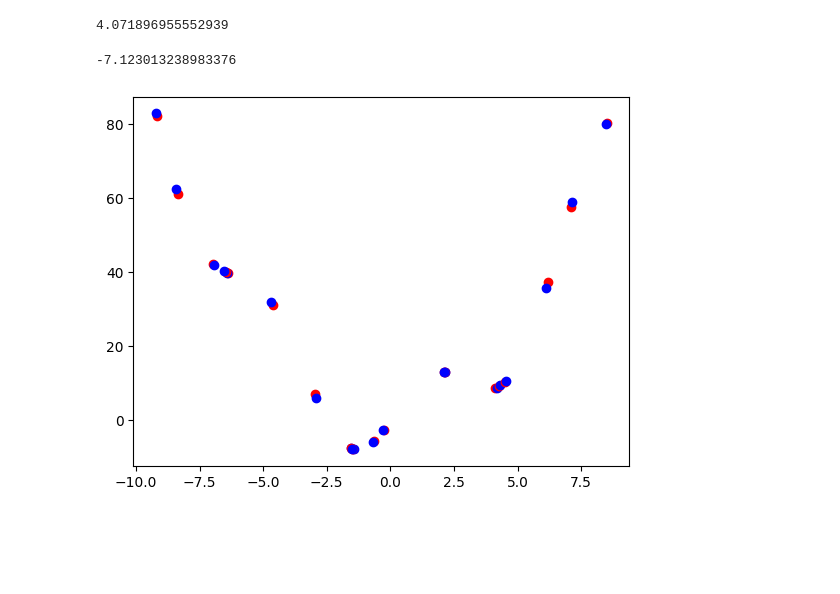
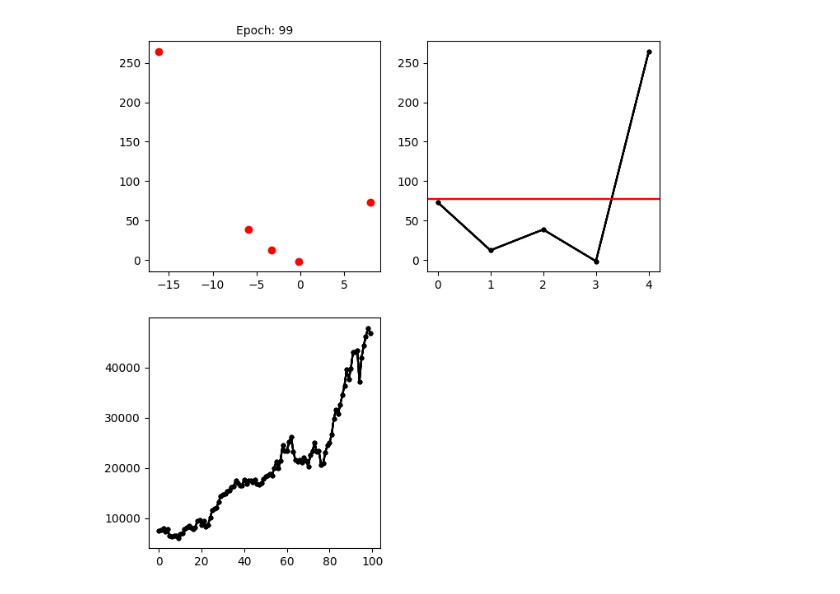
Before and after one commit to asegura4488/MetodosComputacionalesI2025, a Jupyter notebook: ProyectoML/AlgoritmoEvolutivo.ipynb, the cells around one changed output. Drawn from its saved outputs; the diff is of its cells as text; code cells hidden in the pictures; blank space fills up the shorter version.

```diff
--- a/ProyectoML/AlgoritmoEvolutivo.ipynb
+++ b/ProyectoML/AlgoritmoEvolutivo.ipynb
@@ -25,7 +54,7 @@ def GetRobots(N=10):
 
   Robots = []
   for i in range(N):
-    r = Robot(f,0.01,Id=i)
+    r = Robot(f,rate,Id=i)
     Robots.append(r)
 
   return Robots
@@ -40,17 +63,45 @@ Robots[0].Mutate()
-# %%
-Robots[0].r
-# %% [output]
-4.071896955552939
-# %%
-Robots[2].r
-# %% [output]
--7.123013238983376
-# %%
-for i in range(len(Robots)):
-  plt.scatter(Robots[i].r,Robots[i].f(Robots[i].r),color='r')
-  Robots[i].Mutate()
-  plt.scatter(Robots[i].r,Robots[i].f(Robots[i].r),color='b')
-
-  #print(Robots[i].r)
-# %% [output]
-[figure, removed]
+# %%
+def Genetic(Robots, epochs=100, Plot=True):
+
+  #t = np.linspace(-5,5,50)
+
+  VVar = np.array([])
+
+  for e in range(epochs):
+
+    clear_output(wait=True)
+
+    # Zona de Cambiar
+    for i, p in enumerate(Robots):
+      p.Mutate()
+      p.SetFitness()
+
+    # Zona de Ordenar
+
+
+    # Extraemos la aptitud
+    Fitness = np.array([ p.GetFitness() for i, p in enumerate(Robots) ])
+    Var = np.array( [ (i - np.mean(Fitness))**2 for i in Fitness ] )
+    VVar = np.append(VVar,np.sum(Var))
+    #print(Fitness)
+    #print(np.mean(Fitness))
+    #print(np.sum(Var))
+
+    # Zona de pintar
+    if Plot:
+      ax,ax1,ax2 = Plotter(e)
+      for i, p in enumerate(Robots):
+        ax.scatter(p.r,Robots[i].f(p.r),color='r')
+        ax1.plot(Fitness,'.-',color='k')
+        ax1.axhline(y=np.mean(Fitness),color='r')
+        ax2.plot(VVar,'.-',color='k')
+
+    plt.show()
+    time.sleep(0.001)
+
+  return Robots
+# %%
+Robots = GetRobots(5)
+Robots = Genetic(Robots, Plot=True)
+# %% [output]
+[figure, added]
```
Also changed, not shown: parts of 7 cells of this notebook.
